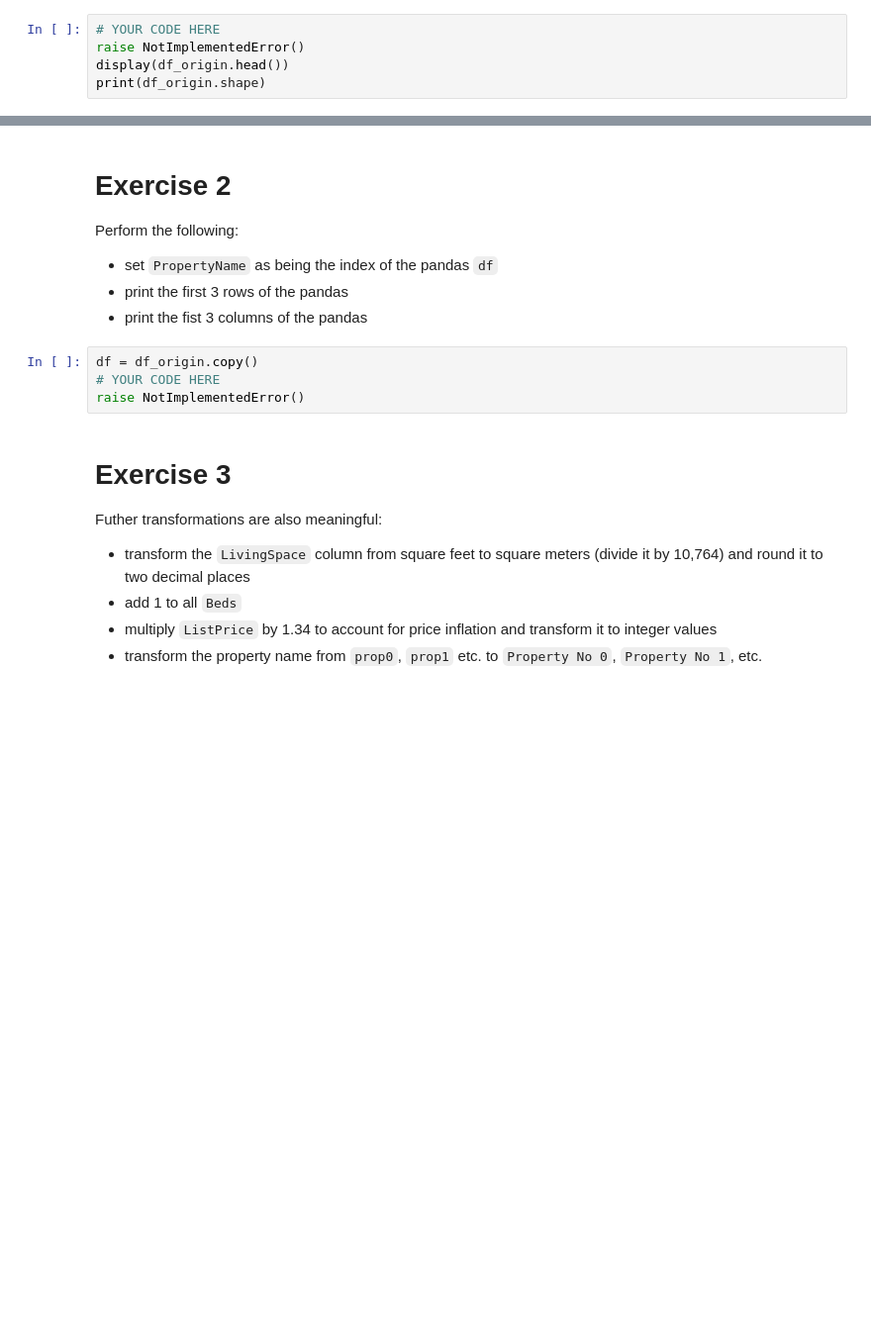
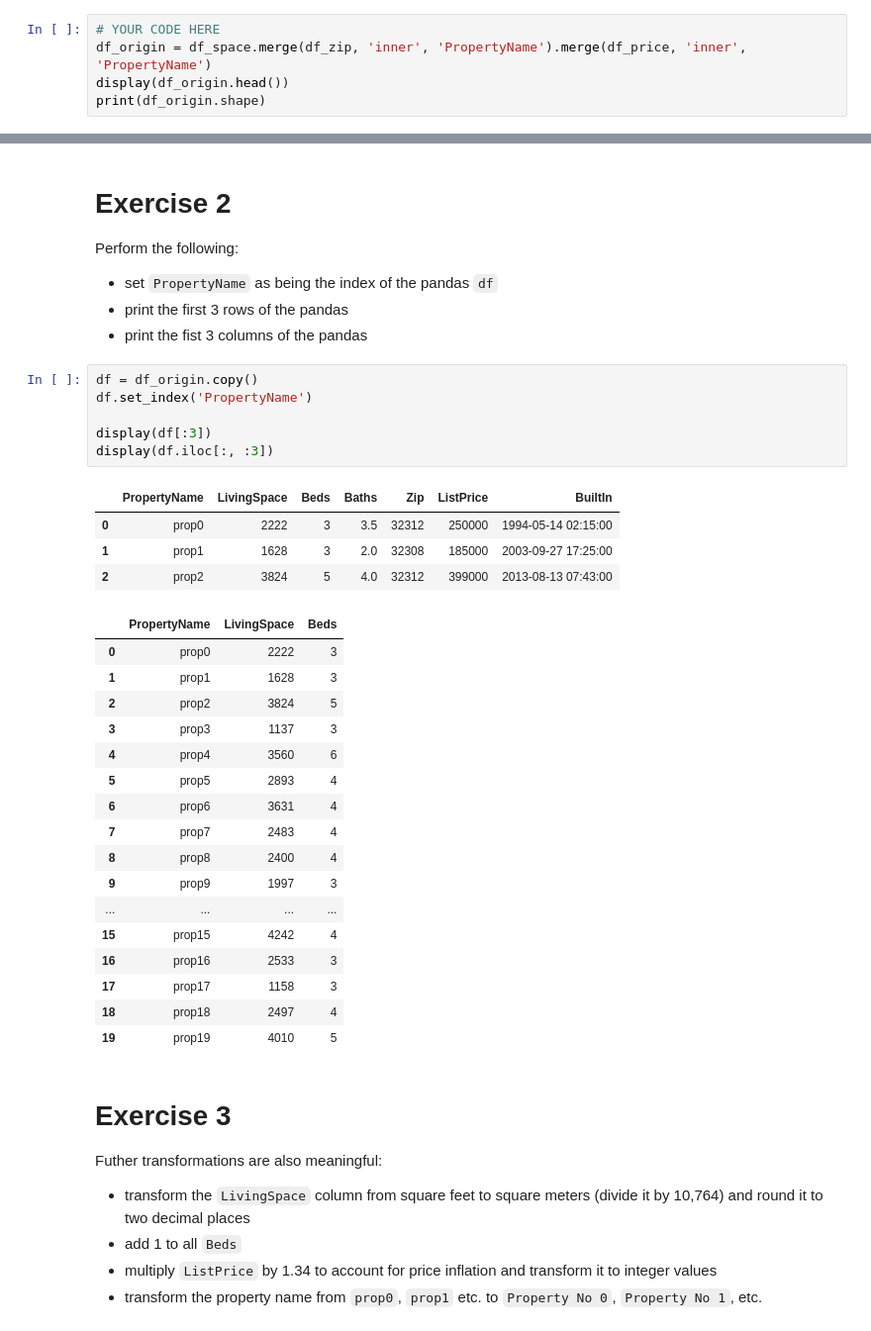
Before and after one commit to persello/daml-notebooks, a Jupyter notebook: 09/python-pandas.ipynb, the cells around one changed output, grey strips where cells are left out. Shown: that part at 99% size. Cells and saved outputs as stored; diff of their text form; blank space fills up the shorter version.

```diff
--- a/09/python-pandas.ipynb
+++ b/09/python-pandas.ipynb
@@ -59,6 +78,6 @@ display(df_price.head())
 We'd like to merge the three data frame into a single one. You are required to perform the merge of `df_space`, `df_zip`, and `df_price` into `df_origin` by property name.
 # %%
 # YOUR CODE HERE
-raise NotImplementedError()
+df_origin = df_space.merge(df_zip, 'inner', 'PropertyName').merge(df_price, 'inner', 'PropertyName')
 display(df_origin.head())
 print(df_origin.shape)
@@ -72,10 +99,34 @@ Perform the following:
 - set `PropertyName` as  being the index of the pandas `df`
 - print the first 3 rows of the pandas
 - print the fist 3 columns of the pandas
-# %%
-df = df_origin.copy()
-# YOUR CODE HERE
-raise NotImplementedError()
+# %%
+df = df_origin.copy()
+df.set_index('PropertyName')
+
+display(df[:3])
+display(df.iloc[:, :3])
+# %% [output]
+|  | PropertyName | LivingSpace | Beds | Baths | Zip | ListPrice | BuiltIn |
+| 0 | prop0 | 2222 | 3 | 3.5 | 32312 | 250000 | 1994-05-14 02:15:00 |
+| 1 | prop1 | 1628 | 3 | 2.0 | 32308 | 185000 | 2003-09-27 17:25:00 |
+| 2 | prop2 | 3824 | 5 | 4.0 | 32312 | 399000 | 2013-08-13 07:43:00 |
+|  | PropertyName | LivingSpace | Beds |
+| 0 | prop0 | 2222 | 3 |
+| 1 | prop1 | 1628 | 3 |
+| 2 | prop2 | 3824 | 5 |
+| 3 | prop3 | 1137 | 3 |
+| 4 | prop4 | 3560 | 6 |
+| 5 | prop5 | 2893 | 4 |
+| 6 | prop6 | 3631 | 4 |
+| 7 | prop7 | 2483 | 4 |
+| 8 | prop8 | 2400 | 4 |
+| 9 | prop9 | 1997 | 3 |
+| ... | ... | ... | ... |
+| 15 | prop15 | 4242 | 4 |
+| 16 | prop16 | 2533 | 3 |
+| 17 | prop17 | 1158 | 3 |
+| 18 | prop18 | 2497 | 4 |
+| 19 | prop19 | 4010 | 5 |
 # %% [markdown]
 # Exercise 3
 
```
Also changed, not shown: parts of 4 cells of this notebook.
